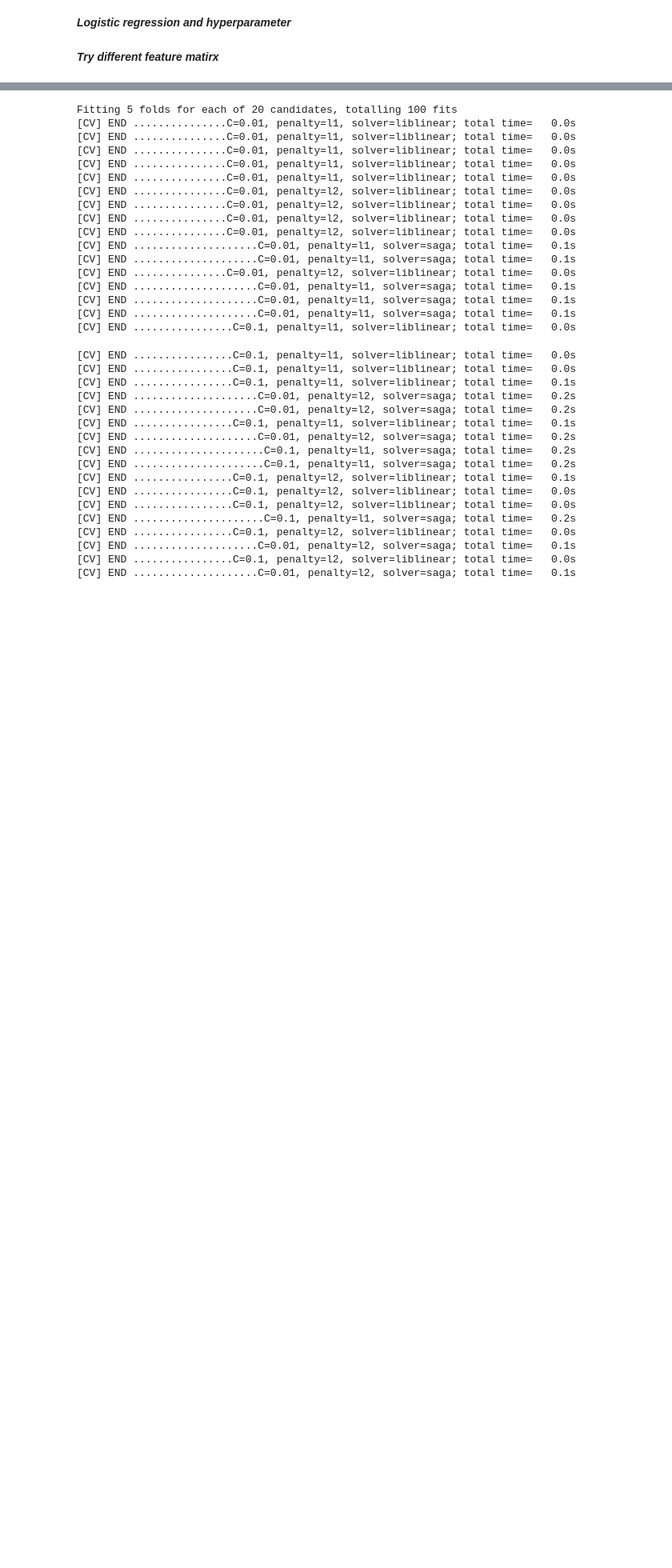
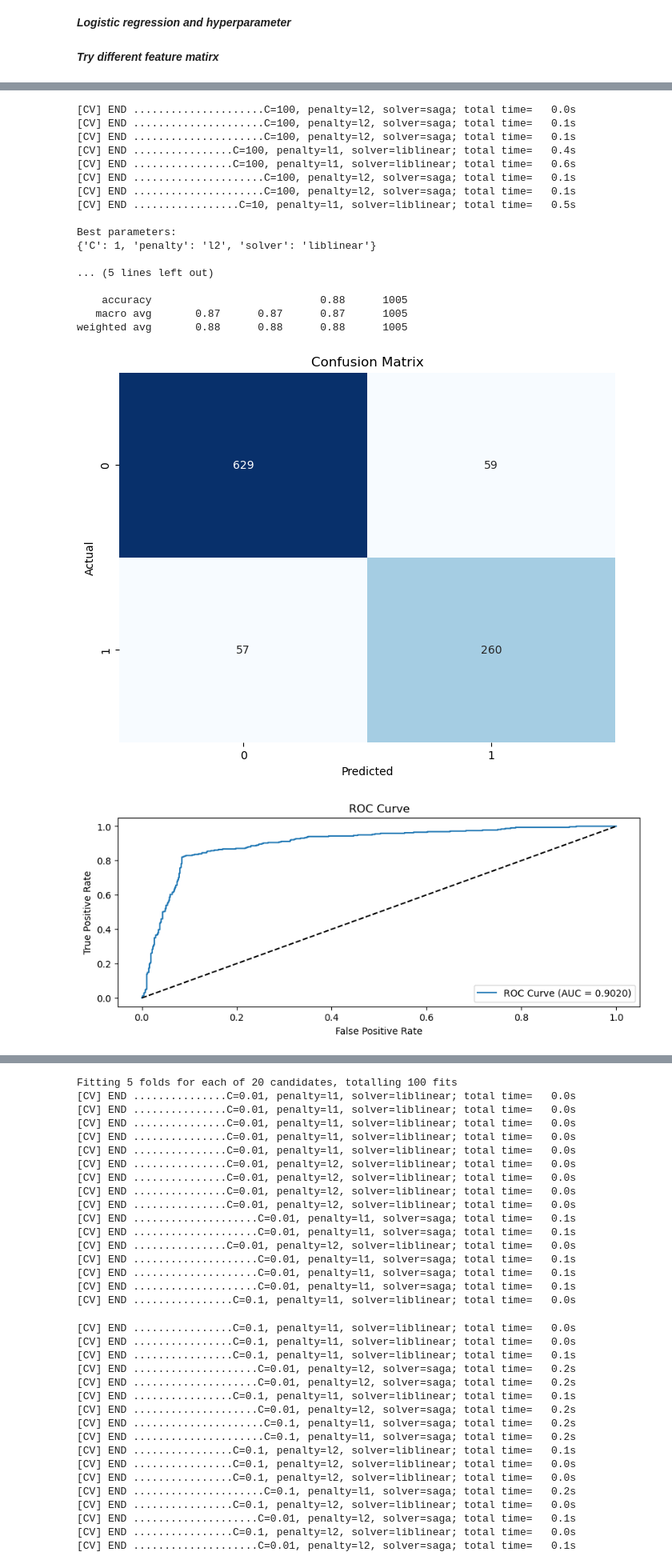
Before and after one commit to SiCorp560/ML-Final-Project, a Jupyter notebook: Final/4_logistic_candidate.ipynb, the cells around one changed output, grey strips where cells are left out. Shown: that part at 80% size. Drawn from its saved outputs; the diff is of its cells as text; code cells hidden in the pictures; blank space fills up the shorter version.

```diff
--- a/Final/4_logistic_candidate.ipynb
+++ b/Final/4_logistic_candidate.ipynb
@@ -616,0 +271,4 @@ weighted avg       0.85      0.85      0.85      1005
+# %%
+X_train, y_train, X_test, y_test = time_sort(df, features_m3)
+logistic(X_train, y_train, X_test, y_test)
+# %% [output]
@@ -616,0 +341,19 @@ weighted avg       0.85      0.85      0.85      1005
+[CV] END .....................C=100, penalty=l2, solver=saga; total time=   0.0s
+[CV] END .....................C=100, penalty=l2, solver=saga; total time=   0.1s
+[CV] END .....................C=100, penalty=l2, solver=saga; total time=   0.1s
+[CV] END ................C=100, penalty=l1, solver=liblinear; total time=   0.4s
+[CV] END ................C=100, penalty=l1, solver=liblinear; total time=   0.6s
+[CV] END .....................C=100, penalty=l2, solver=saga; total time=   0.1s
+[CV] END .....................C=100, penalty=l2, solver=saga; total time=   0.1s
+[CV] END .................C=10, penalty=l1, solver=liblinear; total time=   0.5s
+
+Best parameters:
+{'C': 1, 'penalty': 'l2', 'solver': 'liblinear'}
+
+... (5 lines left out)
+
+    accuracy                           0.88      1005
+   macro avg       0.87      0.87      0.87      1005
+weighted avg       0.88      0.88      0.88      1005
+[figure, added]
+[figure, added]
```
Also changed, not shown: parts of 15 cells of this notebook.
